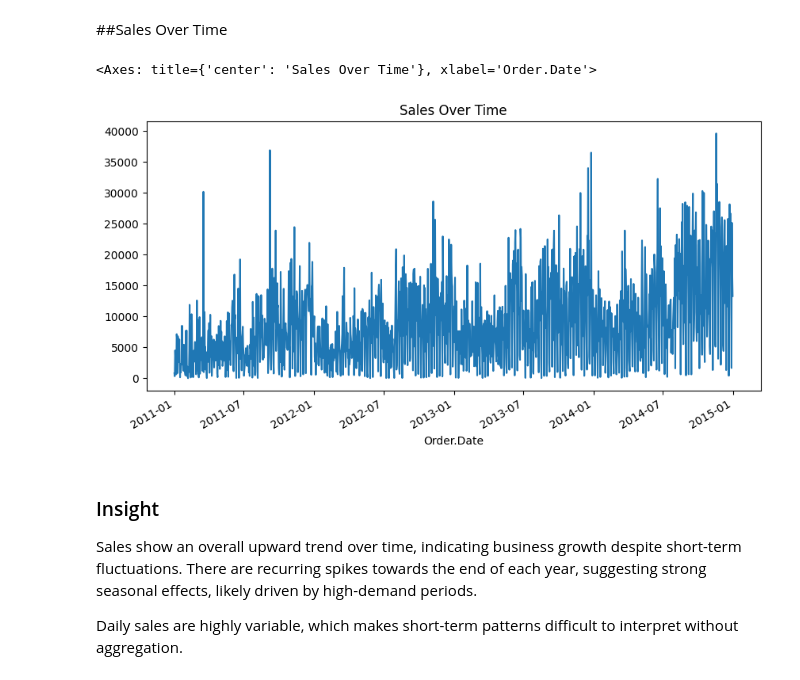
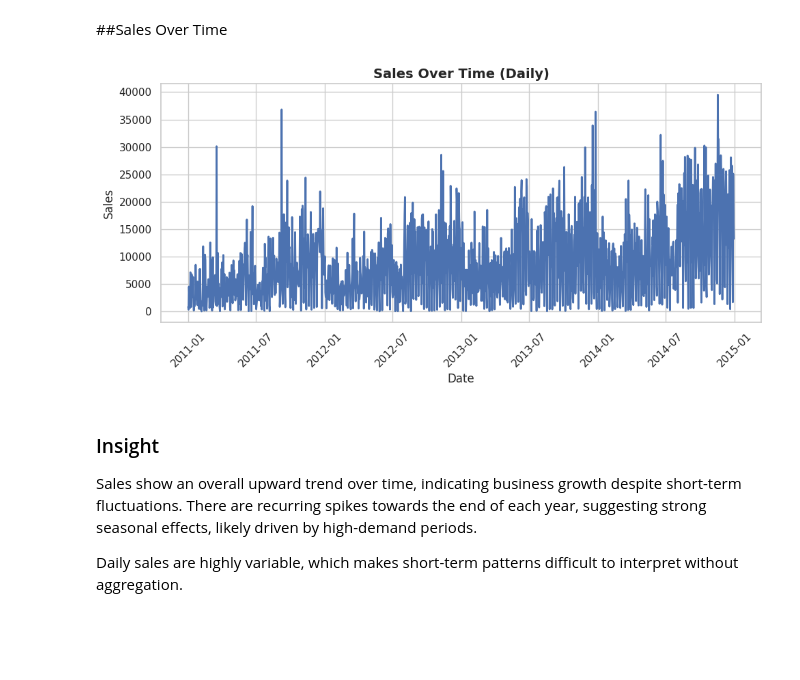
Before and after one commit to itsSolG/sales-analysis-and-forecasting, a Jupyter notebook: notebooks/01_eda_sales_analysis.ipynb, the cells around one changed output. Saved outputs shown, nothing was run; the diff lists cells and outputs as text; code cells hidden in the pictures; blank space fills up the shorter version.

```diff
--- a/notebooks/01_eda_sales_analysis.ipynb
+++ b/notebooks/01_eda_sales_analysis.ipynb
@@ -138,12 +214,28 @@ In contrast, Furniture stands out for its significantly lower margin, at just un
 ##Sales Over Time
 # %%
 df["Order.Date"] = pd.to_datetime(df["Order.Date"])
+sales_over_time = df.groupby("Order.Date")["Sales"].sum()
 
-sales_over_time = df.groupby("Order.Date")["Sales"].sum()
-sales_over_time.plot(figsize = (10,5), title = "Sales Over Time")
+sns.set(style="whitegrid")
+plt.figure(figsize=(10,5))
+plt.plot(
+    sales_over_time.index,
+    sales_over_time.values,
+    linewidth=2
+)
+
+plt.title("Sales Over Time (Daily)", fontsize=14, weight='bold')
+plt.xlabel("Date")
+plt.ylabel("Sales")
+
+plt.xticks(rotation=45)
+plt.tight_layout()
+os.makedirs("images", exist_ok=True)
+plt.savefig("images/sales_over_time_daily.png", dpi=300)
+
+plt.show()
 # %% [output]
-<Axes: title={'center': 'Sales Over Time'}, xlabel='Order.Date'>
-[figure, old version]
+[figure, new version]
 # %% [markdown]
 ### Insight
 
```
Also changed, not shown: parts of 13 cells of this notebook.
